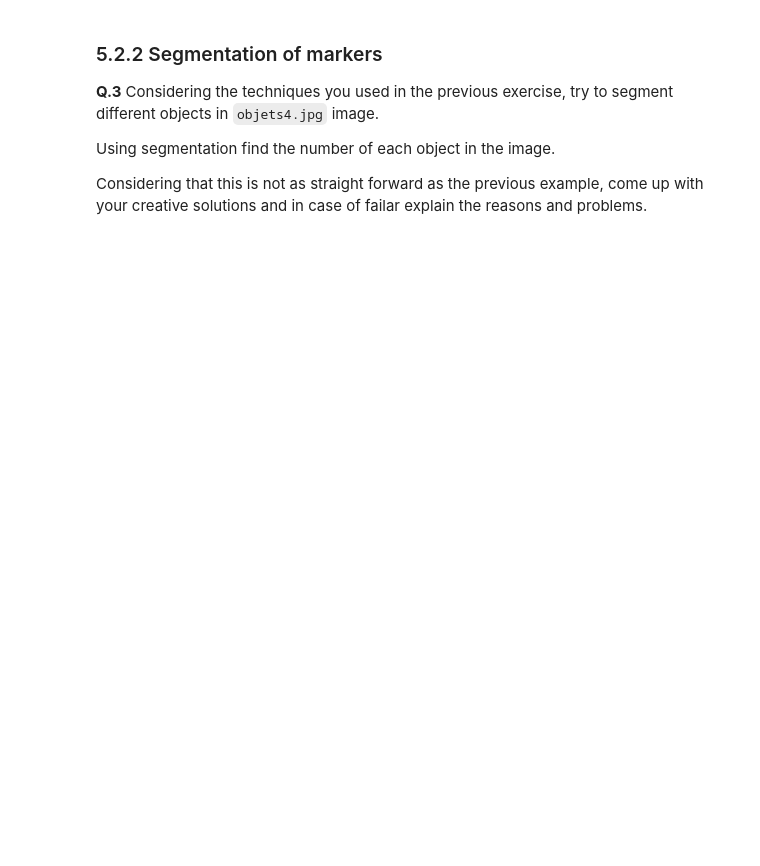
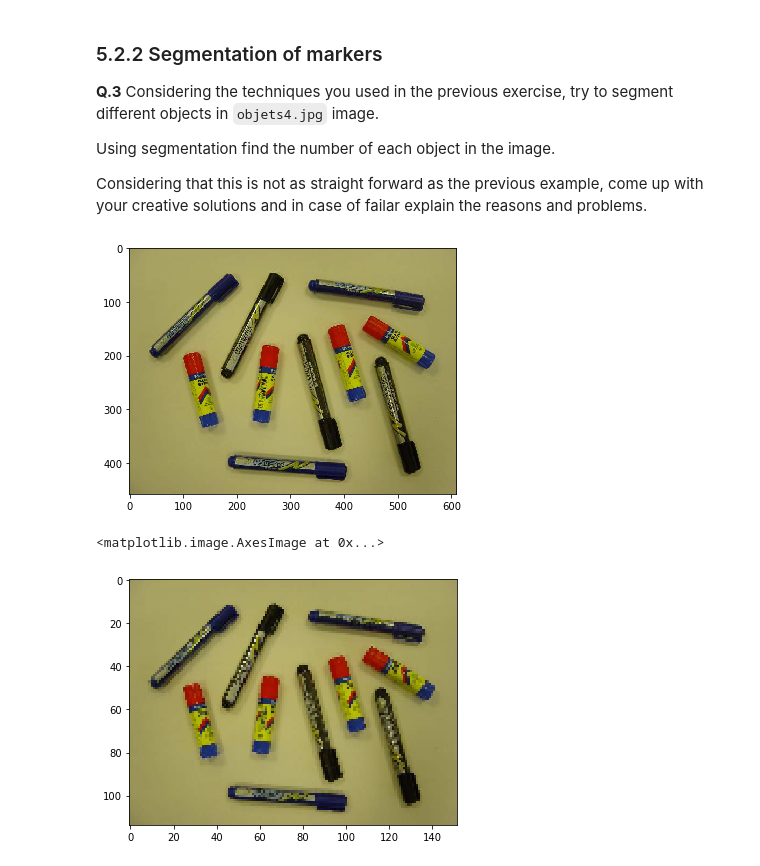
Before and after one commit to lilivalencia21/B31XB-IIP-TP-1718, a Jupyter notebook: 5-morpho-segmentation/5-morpho-segmentation.ipynb, the cells around one changed output. Saved outputs shown, nothing was run; the diff lists cells and outputs as text; code cells hidden in the pictures; blank space fills up the shorter version.

Commit message:
Lab5 with advance in segmentation of objects

```diff
--- a/5-morpho-segmentation/5-morpho-segmentation.ipynb
+++ b/5-morpho-segmentation/5-morpho-segmentation.ipynb
@@ -228,0 +234,16 @@ for idx_region, region in enumerate (regions):
+# %%
+#Loading the image
+img_path ='./images/'
+objects = 'objets4.jpg'
+objects_im = io.imread(img_path.__add__(objects))
+#io.imshow(objects_im)
+objects_ubyte = img_as_ubyte (objects_im, force_copy=False)
+io.imshow(objects_ubyte)
+
+objects_rescale = rescale(objects_ubyte,0.25)
+plt.show()
+io.imshow (objects_rescale)
+# %% [output]
+[figure, added]
+<matplotlib.image.AxesImage at 0x...>
+[figure, added]
```
Also changed, not shown: parts of 9 cells of this notebook.
